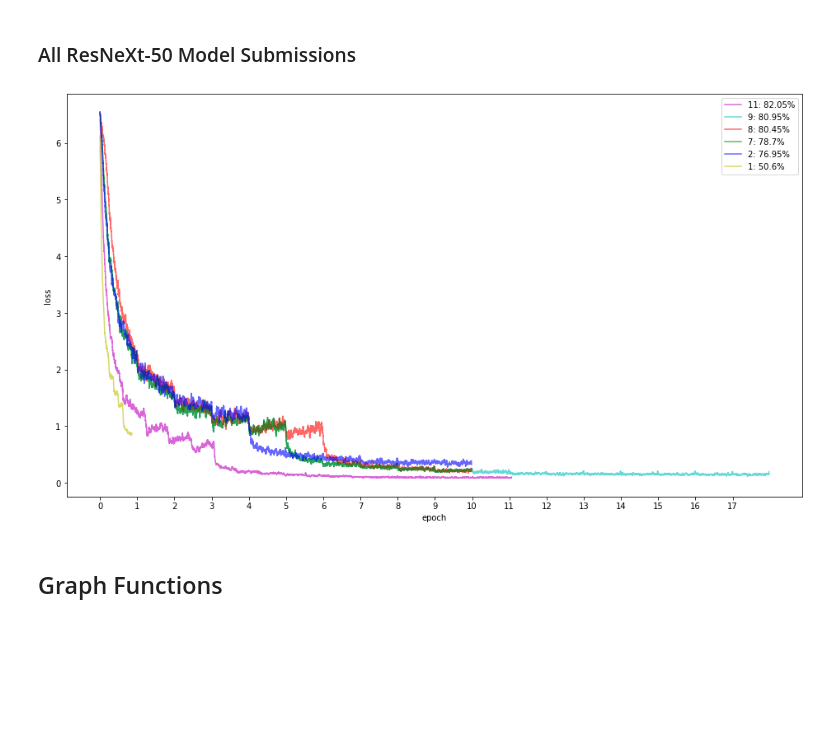
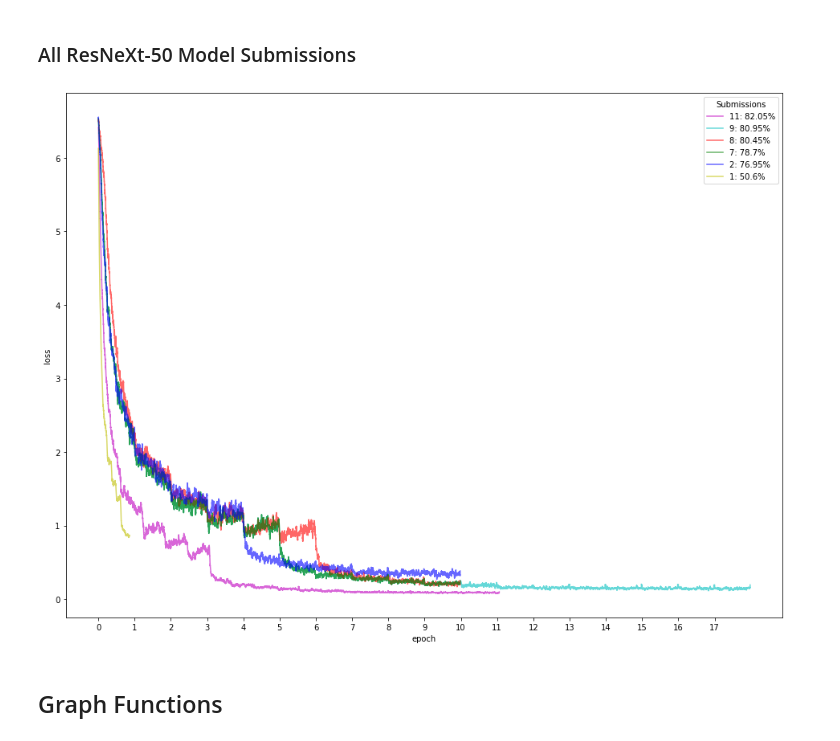
Before and after one commit to 0xMango/kaggle-birbs, a Jupyter notebook: project_latest.ipynb, the cells around one changed output. Drawn from its saved outputs; the diff is of its cells as text; code cells hidden in the pictures; blank space fills up the shorter version.

```diff
--- a/project_latest.ipynb
+++ b/project_latest.ipynb
@@ -305,28 +306,31 @@ multi_graph(ckpts, title='',
 # %%
 ckpts = ["C:/Users/hi/checkpoints/checkpoint-7.pkl",
 "C:/Users/hi/checkpoints-resnext50/checkpoint-10.pkl",
 "C:/Users/hi/checkpoints-resnext50-center/checkpoint-10.pkl",
 "C:/Users/hi/checkpoints-resnext50-center-10epoch/checkpoint-10.pkl",
 "C:/Users/hi/checkpoints-resnext50-center/continuationcheckpoint-18.pkl",
 "C:/Users/hi/checkpoints-resnext50-final/checkpoint-18.pkl",
 ]
 ckpts.reverse()
 #labels = ['ResNeXt-50 - R=128, C=128 (Random;Padding=8), B=128, S={0:.01, 5:.001}',
 #'ResNeXt-50 - R=512, C=128 (Random;Padding=8), B=16, S={0:.01, 4:.001}',
 #'ResNeXt-50 - R=576, C=512, B=16, S={0:.01, 5:.001}',
 #'ResNeXt-50 - R=576, C=512, B=16, S={0:.01, 6:.001, 9:.0001}',
 #'ResNeXt-50 - R=576, C=512, B=16, S={0:.01, 5:.001, 11:.0001}',
 #'ResNeXt-50 - R=576, C=512, B=26, S={0:.01, 5:.001, 11:.0001}',
 #]
 labels = ['1: 50.6%', '2: 76.95%', '7: 78.7%', '8: 80.45%', '9: 80.95%', '11: 82.05%']
 labels.reverse()
-multi_graph(ckpts, title='', batch_size=16, # slight inaccuracies as not all submissions have B=16
+multi_graph(ckpts,
+            batch_size=16, # slight inaccuracies as 1 has B=128 and 11 has B=26
+            title='',
+            legend_title='Submissions',
             colors=['-m', '-c', '-r', '-g', '-b', '-y'],
             labels=labels,
             alpha=0.6,
-            plot_size=(16,16))
+            plot_size=(16,19))
 # %% [output]
-[figure, old version]
+[figure, new version]
 # %% [markdown]
 ## Graph Functions
 # %%
```
Also changed, not shown: parts of 2 cells of this notebook, 3 other files.
